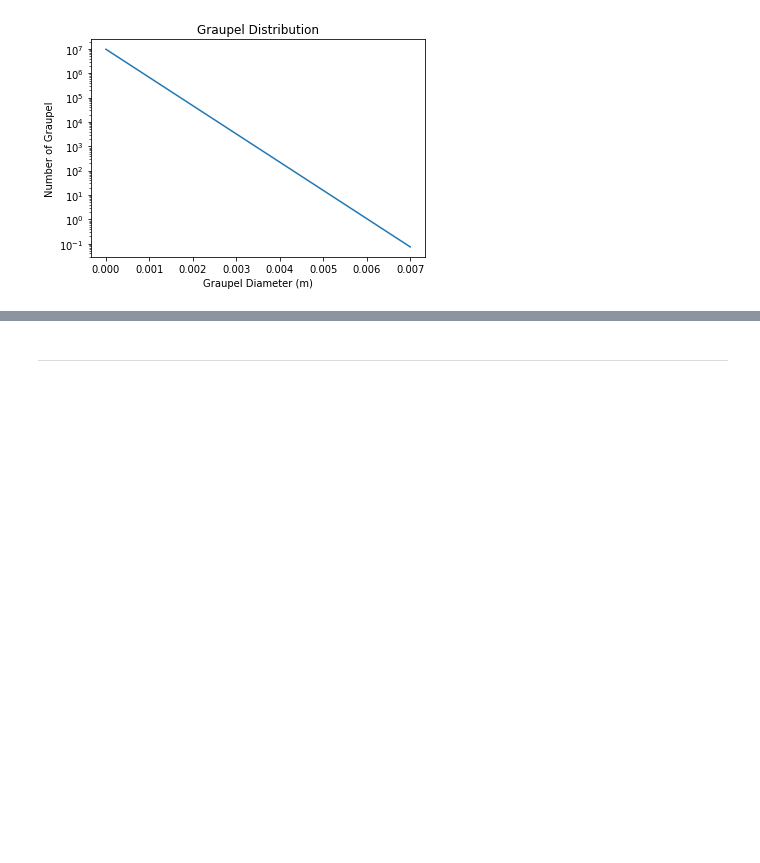
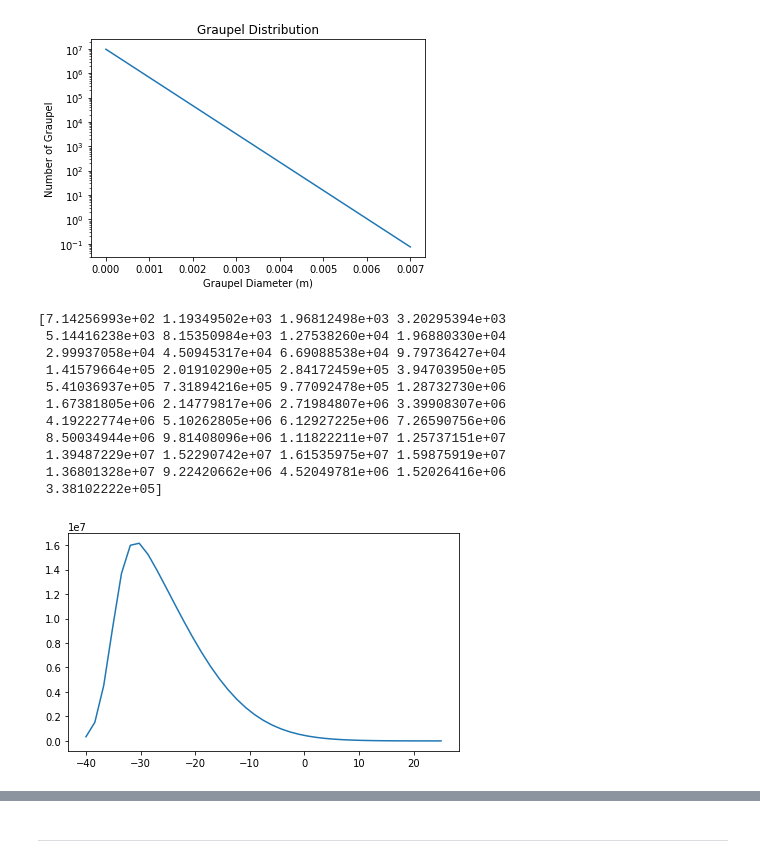
Before and after one commit to mellie-21/summerlightning, a Jupyter notebook: Thunderstorm Model.ipynb, the cells around one changed output, grey strips where cells are left out. Cells and saved outputs as stored; diff of their text form; code cells hidden in the pictures; blank space fills up the shorter version.

```diff
--- a/Thunderstorm Model.ipynb
+++ b/Thunderstorm Model.ipynb
@@ -142,6 +135,20 @@ Text(0.5, 1.0, 'Graupel Distribution')
 # %%
 #ice crystal concentration
 #N_i = 1000*10**7 * exp((-T/8-10))
-#plot(T,N_i)
-#print(N_i)
+N_i = 10**7 * exp(-(.05*(T+39))**2) * (1 + erf(.3*(T+35)))
+plot(T,N_i)
+print(N_i)
+# %% [output]
+[7.14256993e+02 1.19349502e+03 1.96812498e+03 3.20295394e+03
+ 5.14416238e+03 8.15350984e+03 1.27538260e+04 1.96880330e+04
+ 2.99937058e+04 4.50945317e+04 6.69088538e+04 9.79736427e+04
+ 1.41579664e+05 2.01910290e+05 2.84172459e+05 3.94703950e+05
+ 5.41036937e+05 7.31894216e+05 9.77092478e+05 1.28732730e+06
+ 1.67381805e+06 2.14779817e+06 2.71984807e+06 3.39908307e+06
+ 4.19222774e+06 5.10262805e+06 6.12927225e+06 7.26590756e+06
+ 8.50034944e+06 9.81408096e+06 1.11822211e+07 1.25737151e+07
+ 1.39487229e+07 1.52290742e+07 1.61535975e+07 1.59875919e+07
+ 1.36801328e+07 9.22420662e+06 4.52049781e+06 1.52026416e+06
+ 3.38102222e+05]
+[figure, added]
 # %%
```
Also changed, not shown: parts of 10 cells of this notebook.
